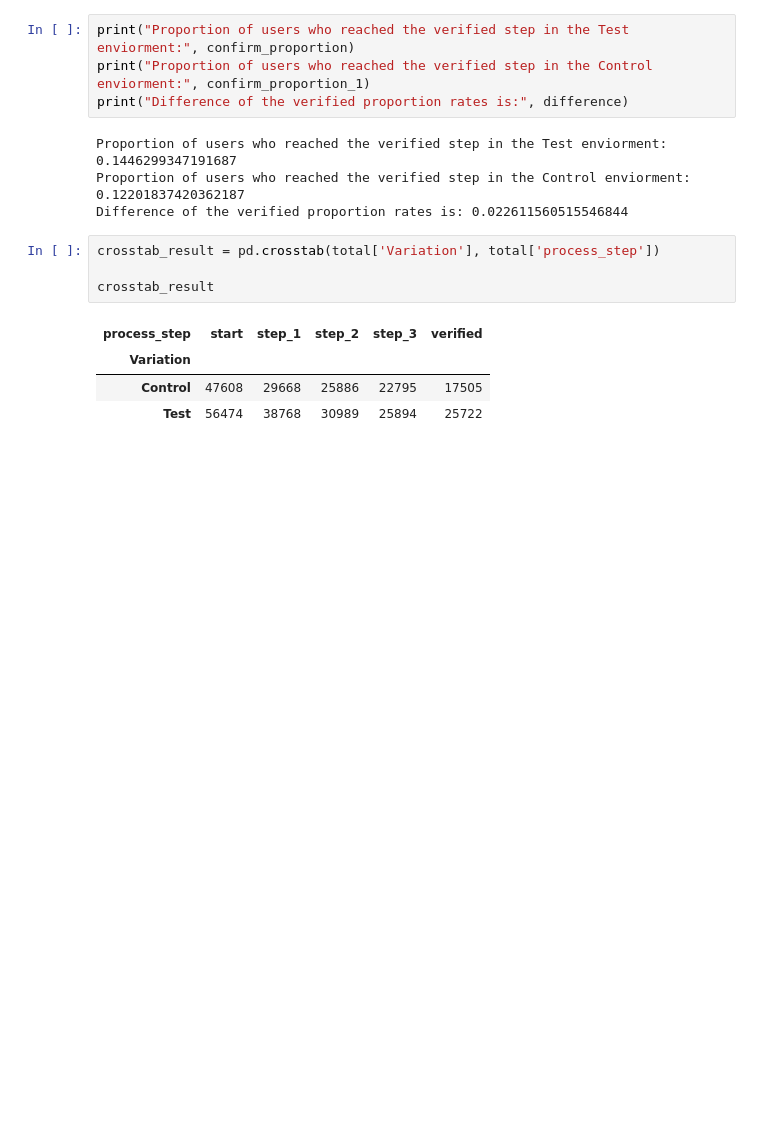
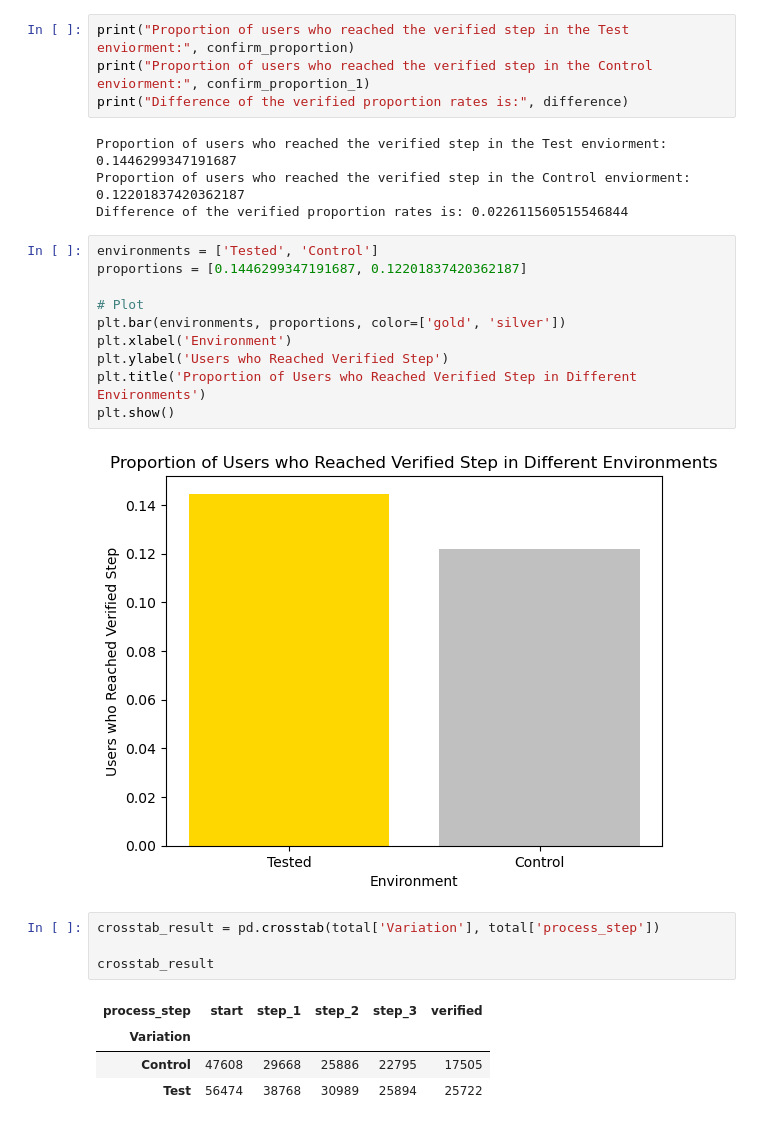
Before and after one commit to mwilfer8888/the-pookies-project, a Jupyter notebook: Pookies_Project (SAFE).ipynb, the cells around one changed output. Cells and saved outputs as stored; diff of their text form; blank space fills up the shorter version.

```diff
--- a/Pookies_Project (SAFE).ipynb
+++ b/Pookies_Project (SAFE).ipynb
@@ -308,6 +318,18 @@ print("Difference of the verified proportion rates is:", difference)
 Proportion of users who reached the verified step in the Test enviorment: 0.1446299347191687
 Proportion of users who reached the verified step in the Control enviorment: 0.12201837420362187
 Difference of the verified proportion rates is: 0.022611560515546844
+# %%
+environments = ['Tested', 'Control']
+proportions = [0.1446299347191687, 0.12201837420362187]
+
+# Plot
+plt.bar(environments, proportions, color=['gold', 'silver'])
+plt.xlabel('Environment')
+plt.ylabel('Users who Reached Verified Step')
+plt.title('Proportion of Users who Reached Verified Step in Different Environments')
+plt.show()
+# %% [output]
+[figure, added]
 # %%
 crosstab_result = pd.crosstab(total['Variation'], total['process_step'])
 
```
Also changed, not shown: parts of 18 cells of this notebook.
